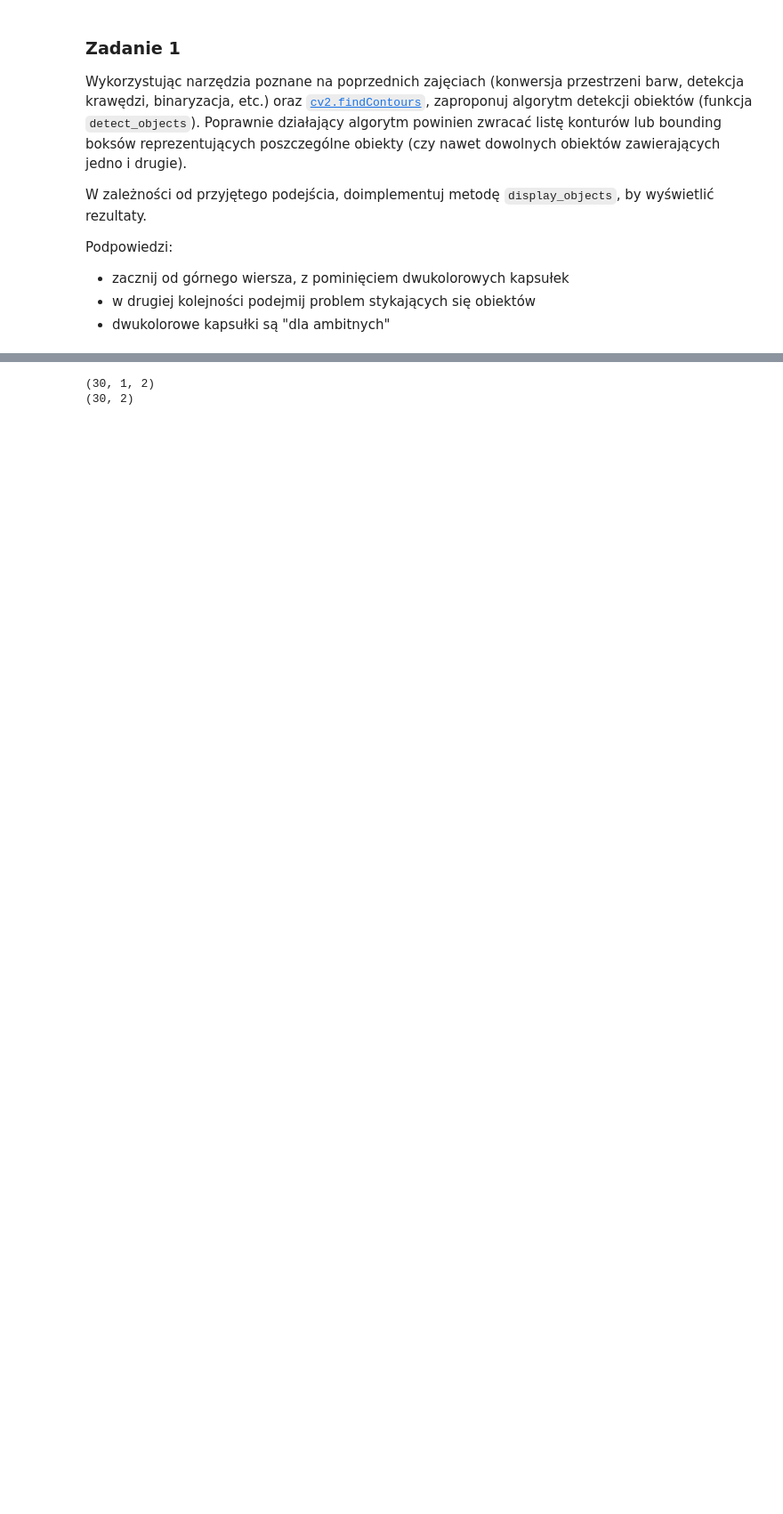
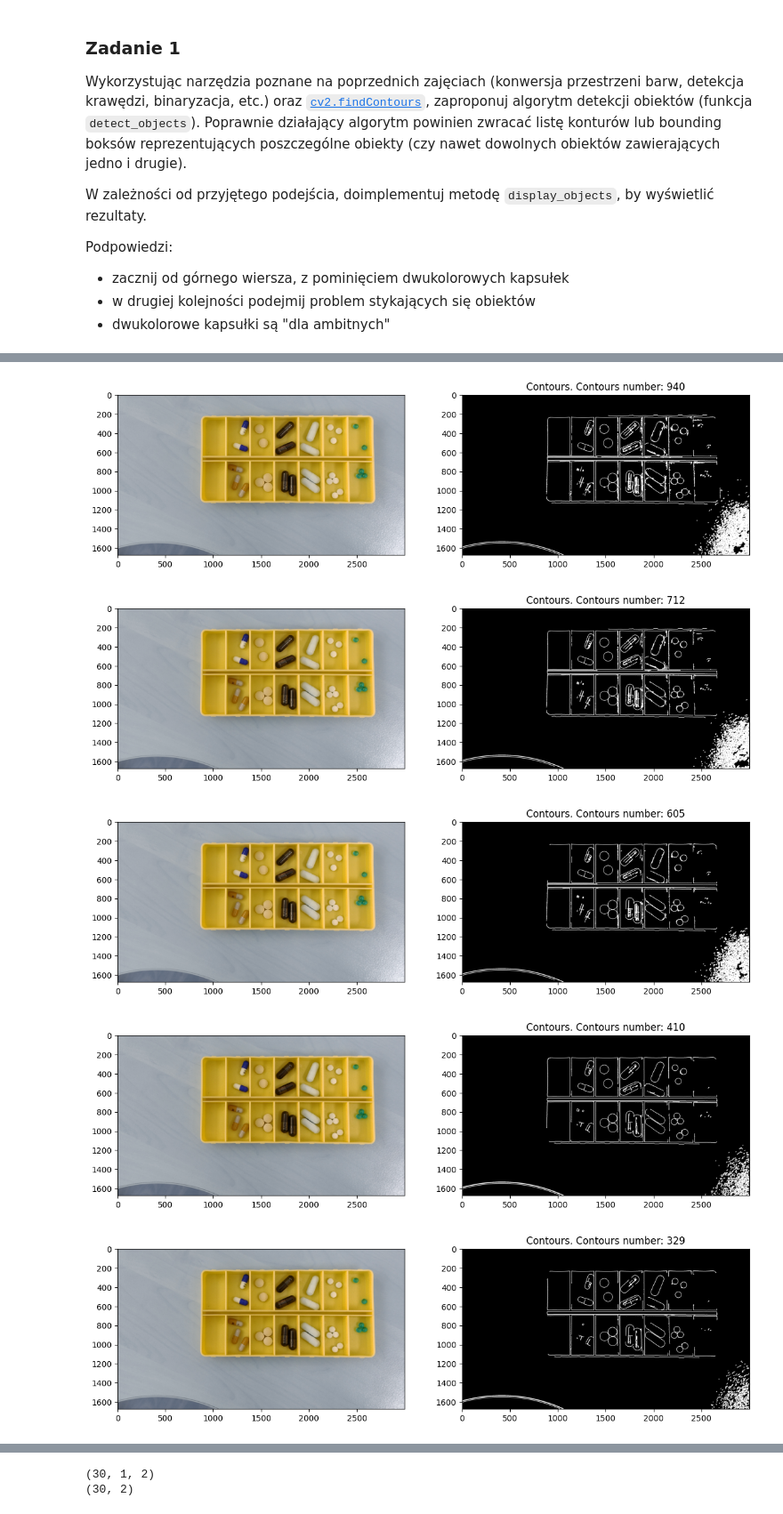
Before and after one commit to Robertpawelh/AiPOiW, a Jupyter notebook: Lab5/Lab5_zadanie.ipynb, the cells around one changed output, grey strips where cells are left out. Shown at 89% size. Cells and saved outputs as stored; diff of their text form; code cells hidden in the pictures; blank space fills up the shorter version.

```diff
--- a/Lab5/Lab5_zadanie.ipynb
+++ b/Lab5/Lab5_zadanie.ipynb
@@ -39,0 +42,14 @@ Podpowiedzi:
+# %%
+def get_contours(image, contours_type, min_area=-1, max_area=-1):
+    contours, hierarchy = cv2.findContours(image, contours_type, method=cv2.CHAIN_APPROX_NONE)
+    if min_area > 0:
+        contours = [c for c in contours if cv2.contourArea(c) >= min_area]
+    if max_area > 0:
+        contours = [c for c in contours if max_area >= cv2.contourArea(c)]
+
+    return contours
+
+def get_image_for_contours_finding(img, contours_transformation):
+    img = contours_transformation['gray'](img)
+    img = contours_transformation['threshold'](img)
+    return img
@@ -39,0 +120,45 @@ Podpowiedzi:
+# %%
+filter_matrix = np.array([[1, -1, 1],
+        [-1, 9, -1],
+        [1, -1, 1]])
+filter_matrix = filter_matrix/filter_matrix.sum()
+
+filter_matrix_2 = np.array([[1, 2, 1],
+        [2, 4, 2],
+        [1, 2, 1]])
+filter_matrix_2 = filter_matrix/filter_matrix.sum()
+
+kernel = np.ones((3, 3), dtype=np.uint8)
+
+contours = detect_objects_configurable(calib,
+    trans_sharp1=lambda x: cv2.filter2D(x, -1, filter_matrix),
+    trans_sharp2=lambda x: cv2.filter2D(x, -1, filter_matrix),
+    trans_eroded=lambda x: cv2.erode(x, kernel=kernel, anchor=(-1,-1), borderType=cv2.BORDER_REPLICATE, iterations=1),
+#   trans_morph=lambda x: morphology(x),
+#   trans_morfo3=lambda x: morfologia(x),
+    #trans_wyostrzyj3=lambda x: cv2.filter2D(x, -1, filter_matrix),
+    #trans_hsv=lambda x: hsv_transform(x, threshold_h=-1, threshold_s=115, threshold_v=128),
+    #trans_eroded=lambda x: cv2.erode(x, kernel=kernel, anchor=(-1,-1), borderType=cv2.BORDER_REPLICATE, iterations=3),
+    #trans_gray_lab=lambda x: cv2.cvtColor(x, cv2.COLOR_BGR2LAB)[..., 1],
+    trans_sharp3=lambda x: cv2.filter2D(x, -1, filter_matrix),
+    #transdsdsd=lambda x: cv2.adaptiveThreshold(x, 255, cv2.ADAPTIVE_THRESH_GAUSSIAN_C, cv2.THRESH_BINARY_INV, 21, 7),
+    #
+    #trans01=lambda x: cv2.filter2D(x, -1, filter_matrix),
+    #trans_hsv=lambda x: hsv_transform(x, threshold_h=-1, threshold_s=-1, threshold_v=-1),
+    #trans_bilateral=lambda x: cv2.bilateralFilter(x, 9, 65, 75),
+    #trans_median_blur=lambda x: cv2.medianBlur(x, 7),
+    #trans_otsu=lambda x: sliding_window_otsu(x, 100),
+    #trans_adaptive=lambda x: cv2.adaptiveThreshold(x, 255, cv2.ADAPTIVE_THRESH_GAUSSIAN_C, cv2.THRESH_BINARY_INV, 7, 2),
+    contours_transformation={
+        'gray': lambda x: cv2.cvtColor(x, cv2.COLOR_BGR2GRAY),
+        'threshold': lambda x: cv2.Canny(image=x, threshold1=50, threshold2=180)},
+    contours_args=default_contours_args,
+    plot_with_contours=True
+    #max_contours_area=400,
+)
+# %% [output]
+[figure, added]
+[figure, added]
+[figure, added]
+[figure, added]
+[figure, added]
```
Also changed, not shown: parts of 20 cells of this notebook.
